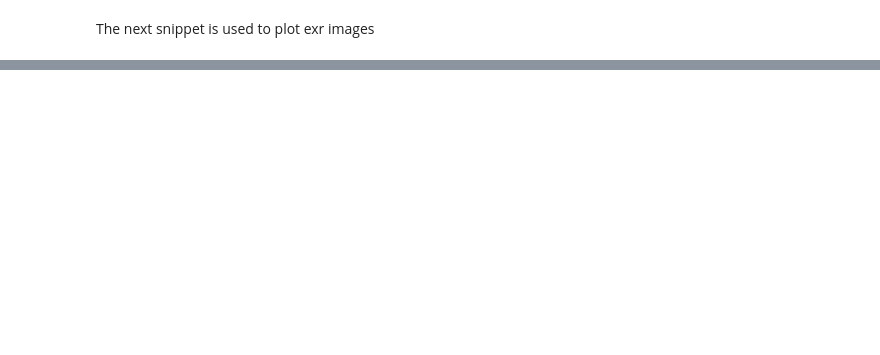
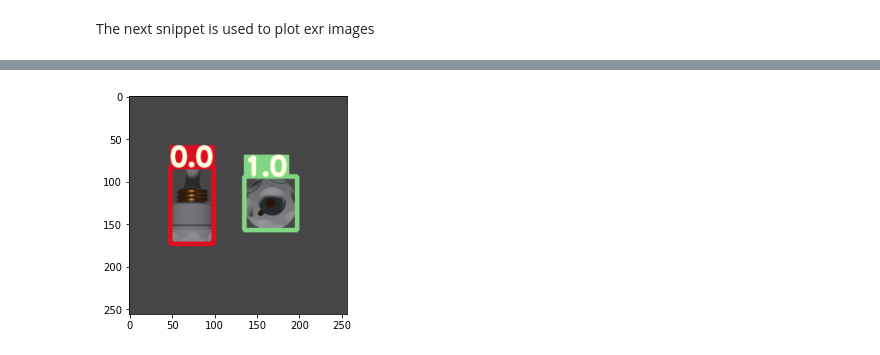
Before and after one commit to onorabil/blenderRenderer, a Jupyter notebook: PreviewData.ipynb, the cells around one changed output, grey strips where cells are left out. Cells and saved outputs as stored; diff of their text form; code cells hidden in the pictures; blank space fills up the shorter version.

```diff
--- a/PreviewData.ipynb
+++ b/PreviewData.ipynb
@@ -165,0 +179,46 @@ plt.show()
+# %%
+def xywh2xyxy(x):
+    y = np.copy(x)
+    y[:, 0] = x[:, 0] - x[:, 2] / 2  # top left x
+    y[:, 1] = x[:, 1] - x[:, 3] / 2  # top left y
+    y[:, 2] = x[:, 0] + x[:, 2] / 2  # bottom right x
+    y[:, 3] = x[:, 1] + x[:, 3] / 2  # bottom right y
+    return y
+
+
+def plot_one_box(x, img, label=None):
+    # Plots one bounding box on image img
+    color = [random.randint(0, 255) for _ in range(3)]
+    c1, c2 = (int(x[0]), int(x[1])), (int(x[2]), int(x[3]))
+    cv2.rectangle(img, c1, c2, color, thickness=3, lineType=cv2.LINE_AA)
+    if label:
+        t_size = cv2.getTextSize(label, 0, fontScale=1, thickness=2)[0]
+        c2 = c1[0] + t_size[0], c1[1] - t_size[1] - 3
+        cv2.rectangle(img, c1, c2, color, -1, cv2.LINE_AA)  # filled
+        cv2.putText(img, label, (c1[0], c1[1] - 2), 0, 1, [225, 255, 255], thickness=3, lineType=cv2.LINE_AA)
+
+
+def plot_bbox(img, labels):
+    labels[:, 1:5] = xywh2xyxy(labels[:, 1:5])
+
+    w, h = img.shape[:2]
+
+    labels[:, [1, 3]] *= w
+    labels[:, [2, 4]] *= h
+
+    for label in labels:
+        bbox = label[1:5]
+        class_name = str(label[0])
+        plot_one_box(bbox, img, label=class_name)
+# %%
+labels = txt2label("./out/000000.txt")
+rgb_data = png2rgb("./out/000000rgb.png")
+
+plot_bbox(rgb_data, labels)
+
+fig = plt.figure()
+rgb_data = rgb_data[:, :, ::-1]
+plt.imshow(rgb_data)
+plt.show()
+# %% [output]
+[figure, added]
```
Also changed, not shown: parts of 9 cells of this notebook, 2 other files.
